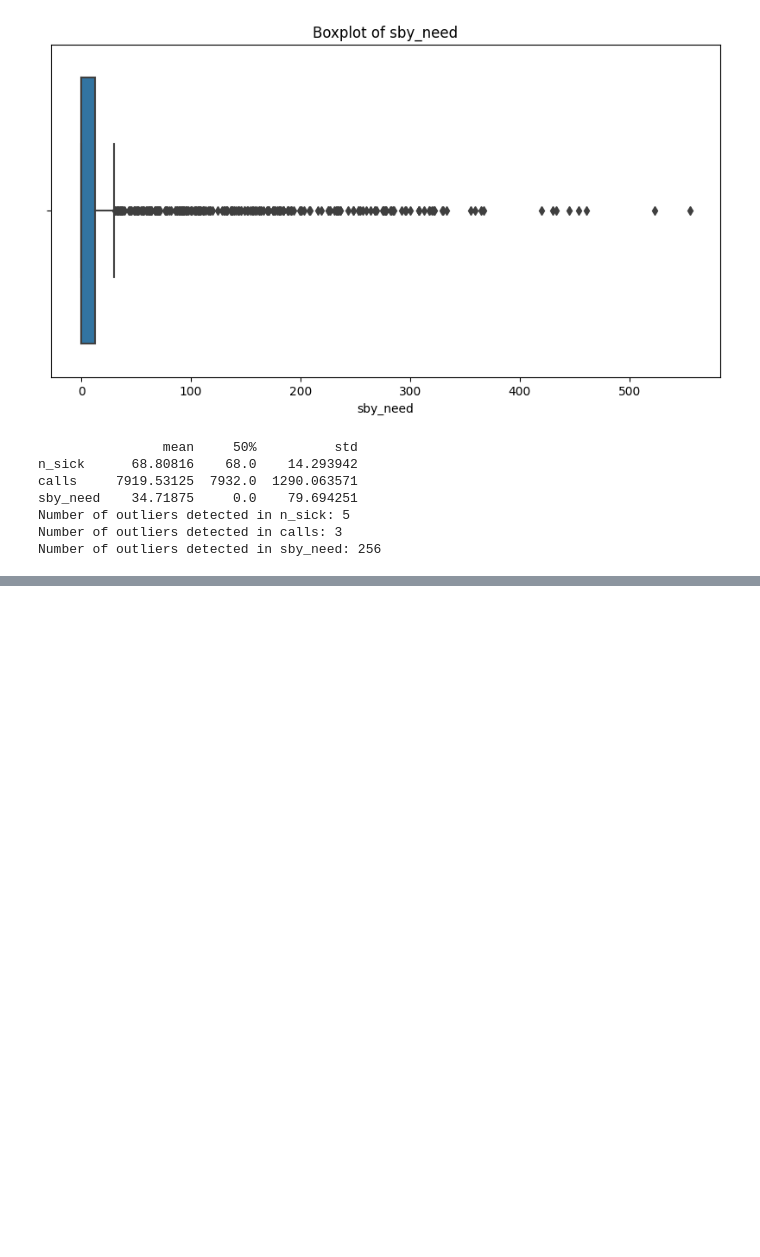
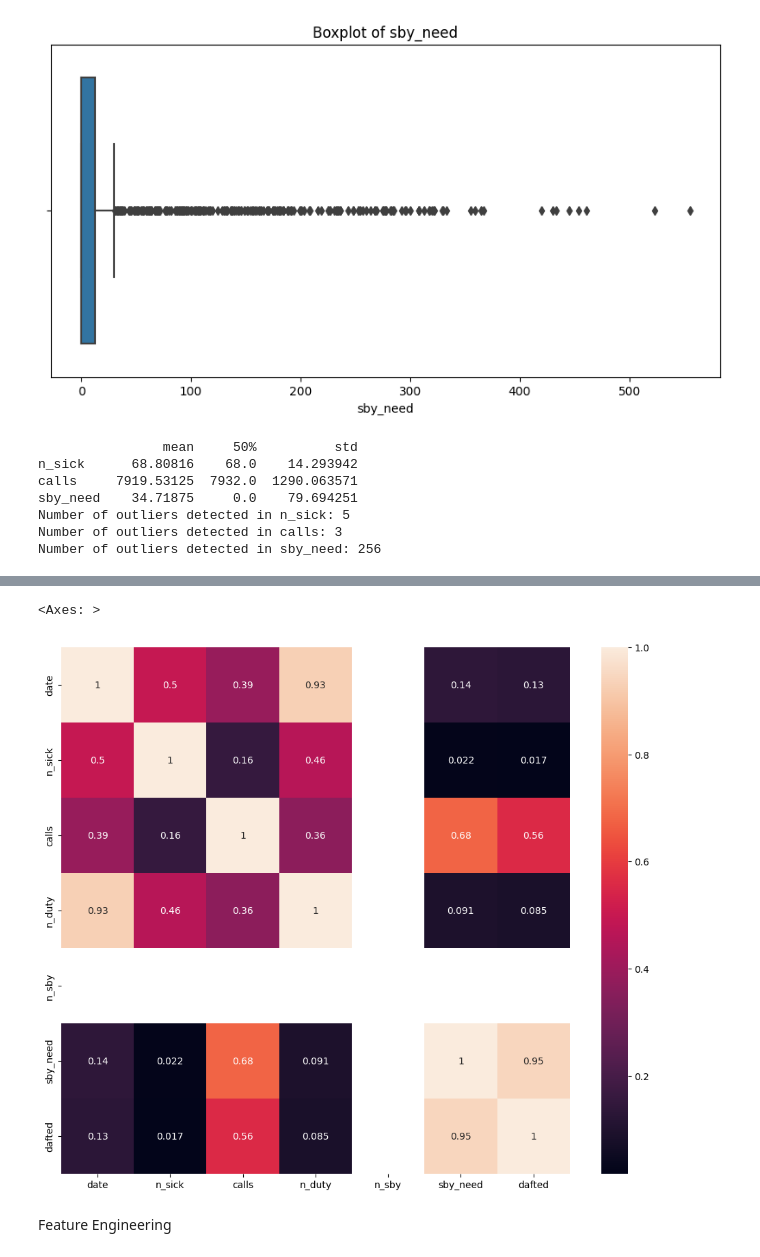
Before and after one commit to Muskan-Verma-7/Case-Study-Project, a Jupyter notebook: case_study.ipynb, the cells around one changed output, grey strips where cells are left out. Drawn from its saved outputs; the diff is of its cells as text; code cells hidden in the pictures; blank space fills up the shorter version.

Commit message:
added feature engineering step

```diff
--- a/case_study.ipynb
+++ b/case_study.ipynb
@@ -169,0 +212,9 @@ plt.show()
+# %%
+plt.figure(figsize= (12, 10))
+
+sns.heatmap(sickness_data.corr(), annot = True)
+# %% [output]
+<Axes: >
+[figure, added]
+# %% [markdown]
+Feature Engineering
```
Also changed, not shown: parts of 25 cells of this notebook.
